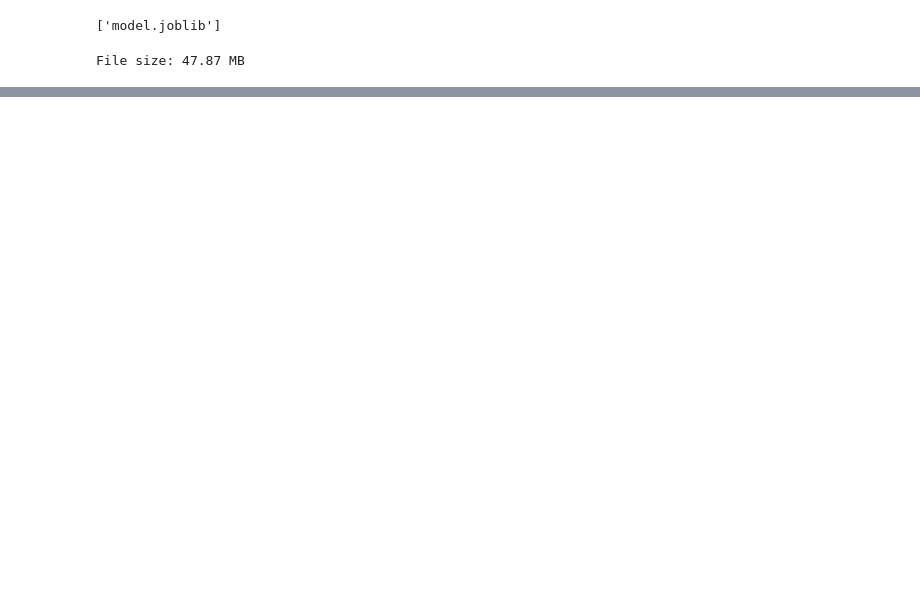
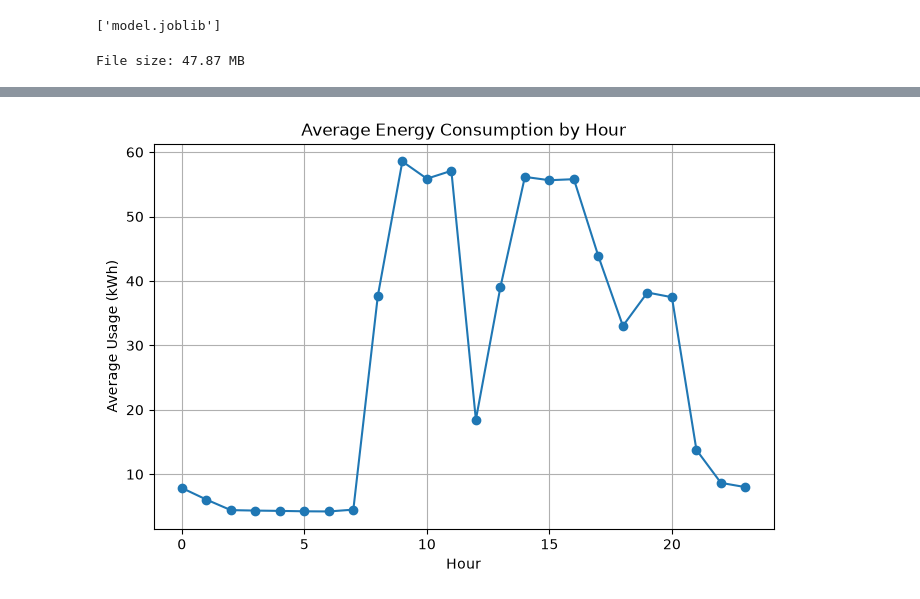
Before and after one commit to hania-sajjad/WEEK-3-TASK, a Jupyter notebook: notebooks/week3_pca.ipynb, the cells around one changed output, grey strips where cells are left out. Cells and saved outputs as stored; diff of their text form; code cells hidden in the pictures; blank space fills up the shorter version.

Commit message:
Complete Week 3 PCA and FastAPI Dashboard

```diff
--- a/notebooks/week3_pca.ipynb
+++ b/notebooks/week3_pca.ipynb
@@ -35,0 +20,7 @@ Mounted at /content/drive
+# %%
+# LOAD DATA
+# Load the engineered dataset
+df = pd.read_csv("C:\\Users\\hania sajjad\\Documents\\Week 3\\WEEK-3-TASK\\data\\steel_energy_engineered.csv")
+
+# Display the first few rows
+df.head()
@@ -443,0 +445,24 @@ joblib.dump(
+# %%
+# AVERAGE ENERGY CONSUMPTION BY HOUR
+import matplotlib.pyplot as plt
+
+plt.figure(figsize=(8,5))
+
+hourly_energy = df.groupby("Hour")["Usage_kWh"].mean()
+
+plt.plot(hourly_energy.index,
+         hourly_energy.values,
+         marker="o")
+
+plt.title("Average Energy Consumption by Hour")
+plt.xlabel("Hour")
+plt.ylabel("Average Usage (kWh)")
+plt.grid(True)
+
+plt.savefig("../static/energy_by_hour.png",
+            dpi=300,
+            bbox_inches="tight")
+
+plt.show()
+# %% [output]
+[figure, added]
```
Also changed, not shown: parts of 18 cells of this notebook, 12 other files.
